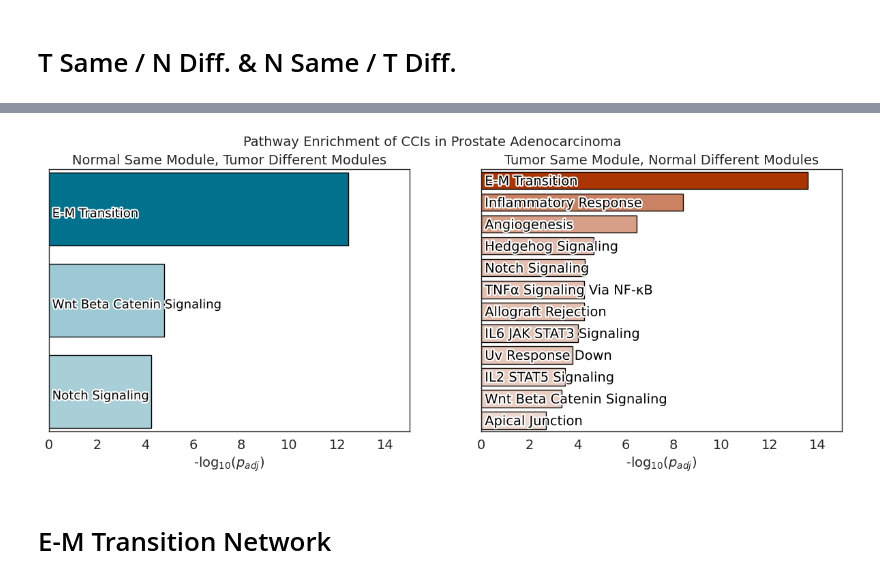
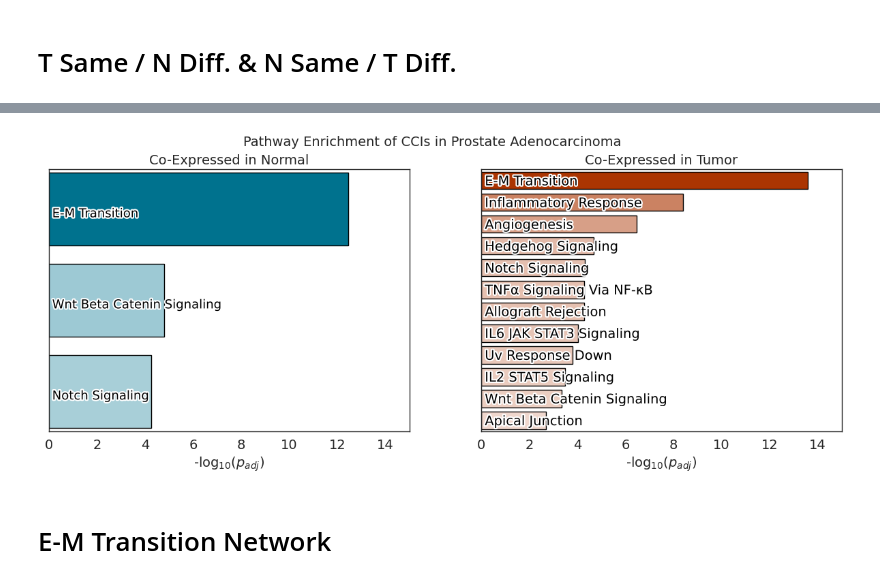
Before and after one commit to lorenzoamir/cci_circuits_paper_2025, a Jupyter notebook: code/notebooks/4_rewiring.ipynb, the cells around one changed output, grey strips where cells are left out. Drawn from its saved outputs; the diff is of its cells as text; code cells hidden in the pictures.

```diff
--- a/code/notebooks/4_rewiring.ipynb
+++ b/code/notebooks/4_rewiring.ipynb
@@ -1077,7 +1077,7 @@ norm1 = mcolors.Normalize(vmin=0, vmax=n_enr["-log10(pvalue)"].max())
 colors1 = cmap1(norm1(n_enr["-log10(pvalue)"].values))
 
 bars1 = ax1.barh(n_enr["Term"], n_enr["-log10(pvalue)"], color=colors1, edgecolor='k', lw=1)
-ax1.set_title('Normal Same Module, Tumor Different Modules', fontsize=fs)
+ax1.set_title('Co-Expressed in Normal', fontsize=fs)
 ax1.set_xlabel("-log$_{10}$($p_{adj}$)", fontsize=fs)
 ax1.tick_params(labelsize=fs)
 ax1.set_yticklabels([])  # Remove y-axis labels
@@ -1098,36 +1098,36 @@ norm2 = mcolors.Normalize(vmin=0, vmax=t_enr["-log10(pvalue)"].max())
 colors2 = cmap2(norm2(t_enr["-log10(pvalue)"].values))
 
 bars2 = ax2.barh(t_enr["Term"], t_enr["-log10(pvalue)"], color=colors2, edgecolor='k', lw=1)
-ax2.set_title('Tumor Same Module, Normal Different Modules', fontsize=fs)
+ax2.set_title('Co-Expressed in Tumor', fontsize=fs)
 ax2.set_xlabel("-log$_{10}$($p_{adj}$)", fontsize=fs)
 ax2.tick_params(labelsize=fs)
 ax2.set_yticklabels([])  # Remove y-axis labels
 
 # Add text labels inside bars with offset and outline
 xlim2 = ax2.get_xlim()[1]
 for bar, label in zip(bars2, t_enr["Term"]):
     text = ax2.text(x_offset * xlim2, bar.get_y() + bar.get_height()/2 + y_offset, label,
                     va='center', ha='left', fontsize=fs, color='black',
                     path_effects=[path_effects.withStroke(linewidth=3, foreground='white')])
 
 ylim1, ylim2 = ax2.get_ylim()
 ax2.set_ylim(ylim1 + 0.04 * ylim2, 0.96 * ylim2)
 
 # Set the same xlim for both axes based on the max of -log10(pvalue)
 xlim1 = round(1 + n_enr['-log10(pvalue)'].max())
 xlim2 = round(1 + t_enr['-log10(pvalue)'].max())
 ax1.set_xlim(0, max(xlim1, xlim2))
 ax2.set_xlim(0, max(xlim1, xlim2))
 
 # Uncomment to save the figure
 plt.savefig('/home/lnemati/pathway_crosstalk/results/flow/enrichment/prostate_enrichment.png', dpi=300, bbox_inches='tight')
 plt.savefig('/home/lnemati/pathway_crosstalk/results/flow/enrichment/prostate_enrichment.pdf', dpi=300, bbox_inches='tight')
 plt.savefig('/home/lnemati/pathway_crosstalk/results/supplementary/prostate_enrichment.png', dpi=300, bbox_inches='tight')
 plt.savefig('/home/lnemati/pathway_crosstalk/results/supplementary/prostate_enrichment.pdf', dpi=300, bbox_inches='tight')
 
 plt.show()
 # %% [output]
-[figure, old version]
+[figure, new version]
 # %% [markdown]
 # E-M Transition Network
 # %%
```
Also changed, not shown: parts of 3 cells of this notebook.
